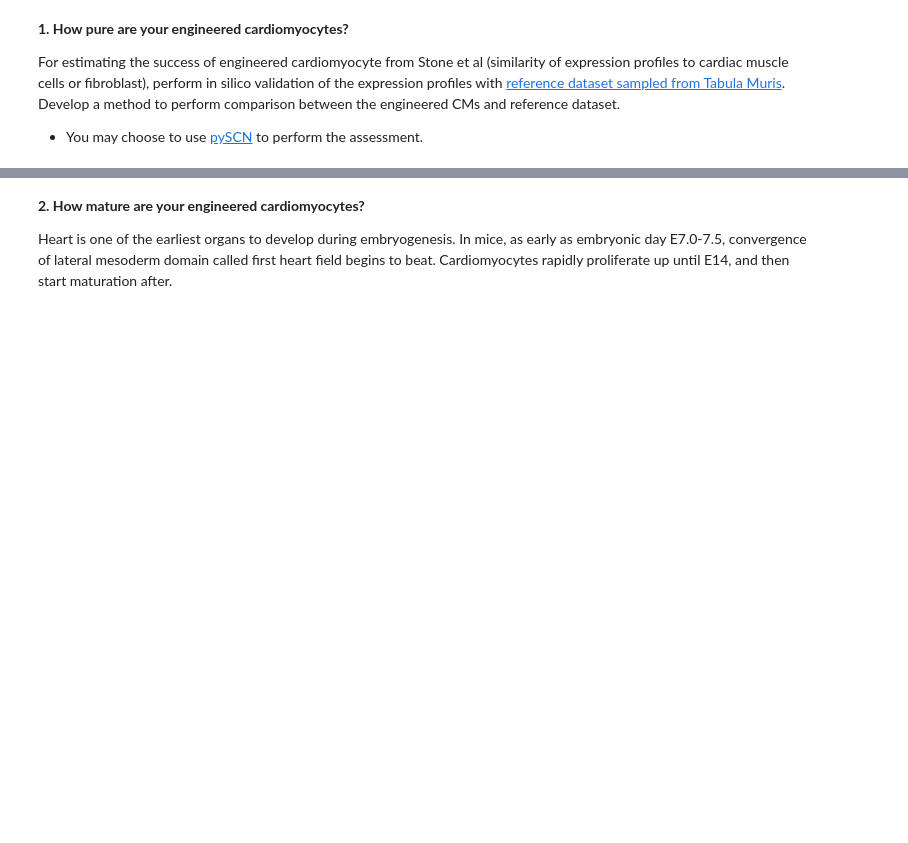
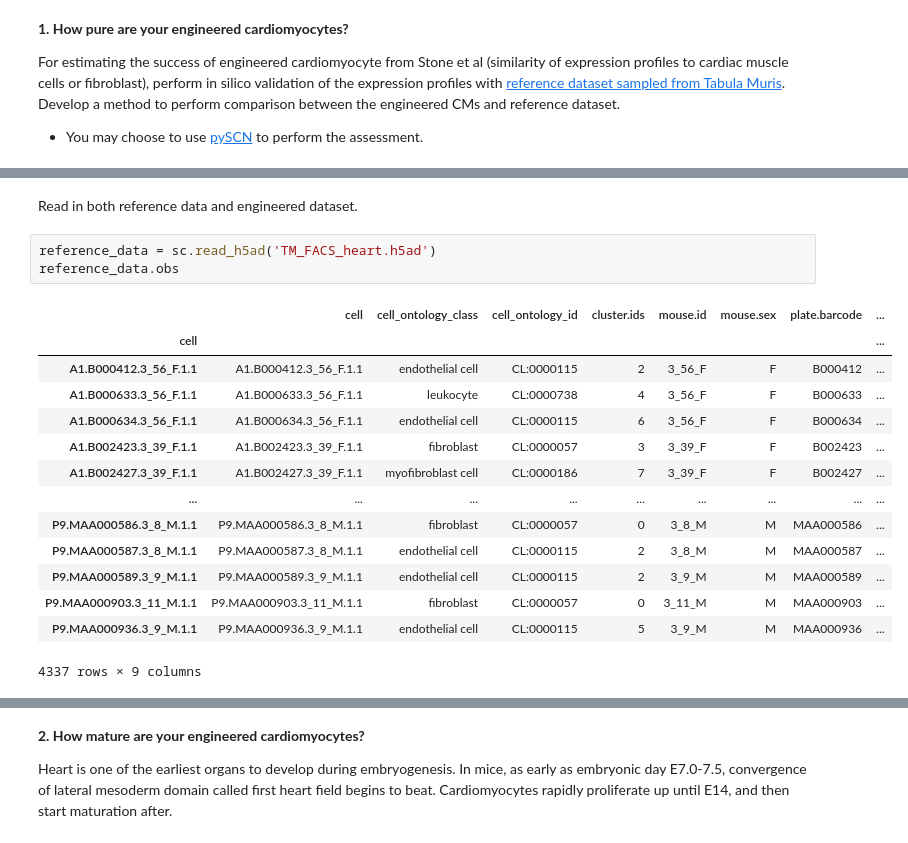
Before and after one commit to shoulton/CSCB-Final-Project, a Jupyter notebook: Final_project.ipynb, the cells around one changed output, grey strips where cells are left out. Cells and saved outputs as stored; diff of their text form; blank space fills up the shorter version.

```diff
--- a/Final_project.ipynb
+++ b/Final_project.ipynb
@@ -23,0 +38,20 @@ For estimating the success of engineered cardiomyocyte from Stone et al (similar
+# %% [markdown]
+Read in both reference data and engineered dataset.
+# %%
+reference_data = sc.read_h5ad('TM_FACS_heart.h5ad')
+reference_data.obs
+# %% [output]
+|  | cell | cell_ontology_class | cell_ontology_id | cluster.ids | mouse.id | mouse.sex | plate.barcode | ... |
+| cell |  |  |  |  |  |  |  | ... |
+| A1.B000412.3_56_F.1.1 | A1.B000412.3_56_F.1.1 | endothelial cell | CL:0000115 | 2 | 3_56_F | F | B000412 | ... |
+| A1.B000633.3_56_F.1.1 | A1.B000633.3_56_F.1.1 | leukocyte | CL:0000738 | 4 | 3_56_F | F | B000633 | ... |
+| A1.B000634.3_56_F.1.1 | A1.B000634.3_56_F.1.1 | endothelial cell | CL:0000115 | 6 | 3_56_F | F | B000634 | ... |
+| A1.B002423.3_39_F.1.1 | A1.B002423.3_39_F.1.1 | fibroblast | CL:0000057 | 3 | 3_39_F | F | B002423 | ... |
+| A1.B002427.3_39_F.1.1 | A1.B002427.3_39_F.1.1 | myofibroblast cell | CL:0000186 | 7 | 3_39_F | F | B002427 | ... |
+| ... | ... | ... | ... | ... | ... | ... | ... | ... |
+| P9.MAA000586.3_8_M.1.1 | P9.MAA000586.3_8_M.1.1 | fibroblast | CL:0000057 | 0 | 3_8_M | M | MAA000586 | ... |
+| P9.MAA000587.3_8_M.1.1 | P9.MAA000587.3_8_M.1.1 | endothelial cell | CL:0000115 | 2 | 3_8_M | M | MAA000587 | ... |
+| P9.MAA000589.3_9_M.1.1 | P9.MAA000589.3_9_M.1.1 | endothelial cell | CL:0000115 | 2 | 3_9_M | M | MAA000589 | ... |
+| P9.MAA000903.3_11_M.1.1 | P9.MAA000903.3_11_M.1.1 | fibroblast | CL:0000057 | 0 | 3_11_M | M | MAA000903 | ... |
+| P9.MAA000936.3_9_M.1.1 | P9.MAA000936.3_9_M.1.1 | endothelial cell | CL:0000115 | 5 | 3_9_M | M | MAA000936 | ... |
+4337 rows × 9 columns
```
Also changed, not shown: parts of 10 cells of this notebook, 1 other file.
